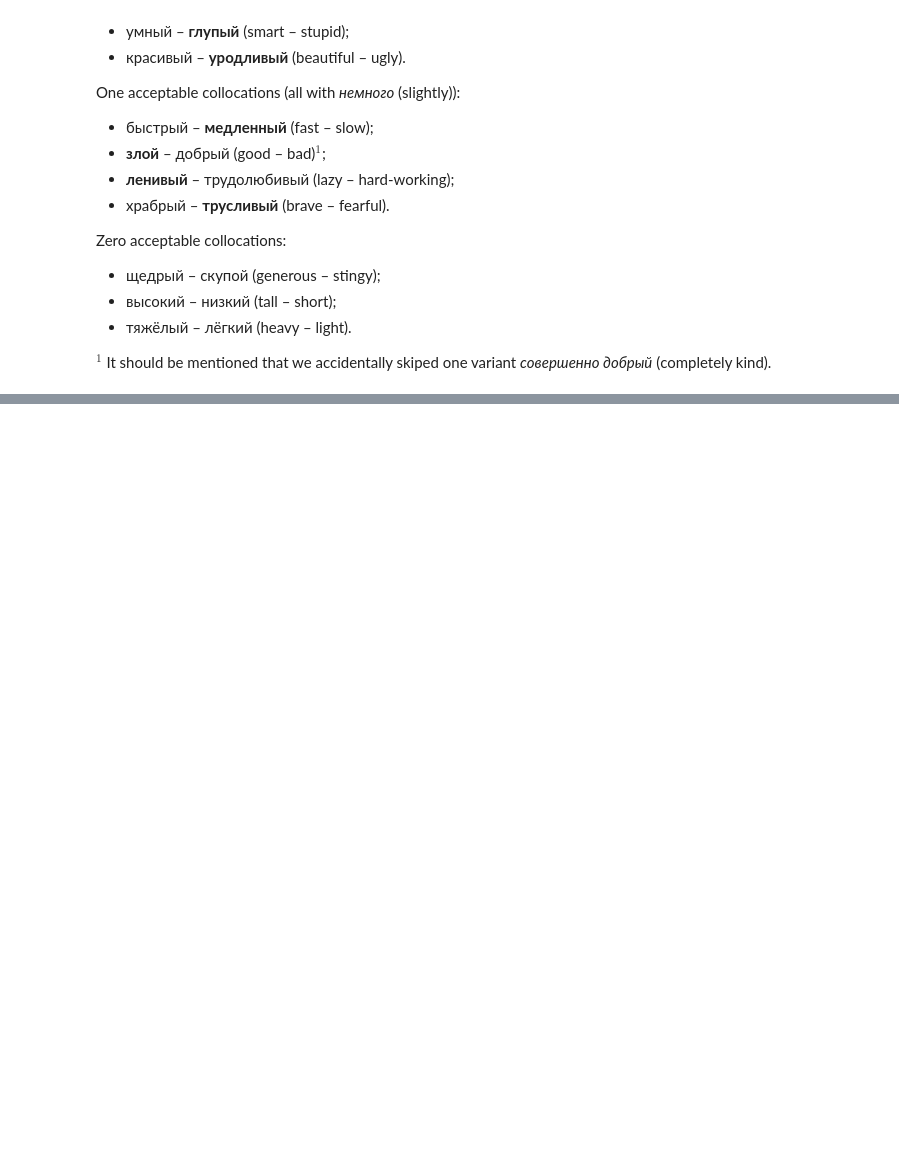
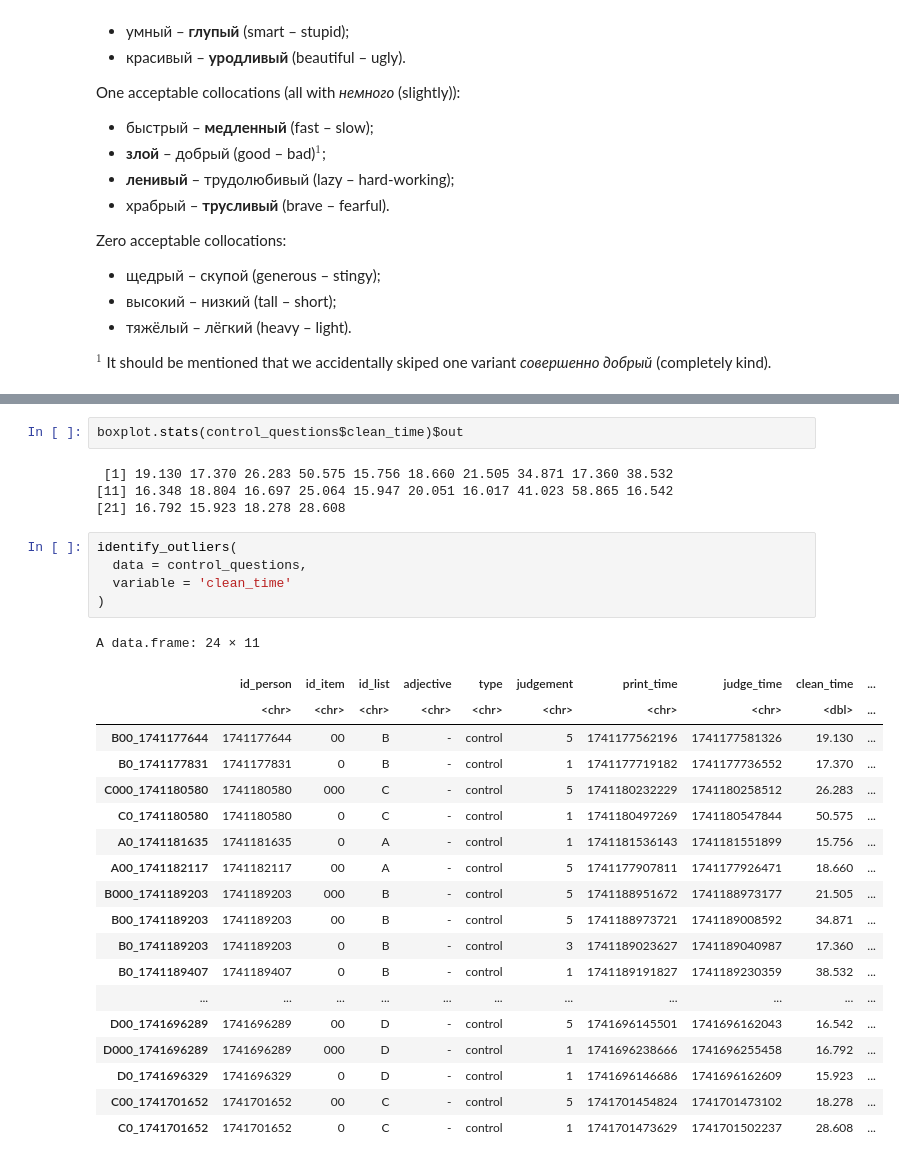
Before and after one commit to KatiaKozlova/stat-project, a Jupyter notebook: stat_project.ipynb, the cells around one changed output, grey strips where cells are left out. Drawn from its saved outputs; the diff is of its cells as text; blank space fills up the shorter version.

```diff
--- a/stat_project.ipynb
+++ b/stat_project.ipynb
@@ -127,0 +186,31 @@ $^1$ It should be mentioned that we accidentally skiped one variant *совер
+# %%
+boxplot.stats(control_questions$clean_time)$out
+# %% [output]
+ [1] 19.130 17.370 26.283 50.575 15.756 18.660 21.505 34.871 17.360 38.532
+[11] 16.348 18.804 16.697 25.064 15.947 20.051 16.017 41.023 58.865 16.542
+[21] 16.792 15.923 18.278 28.608
+# %%
+identify_outliers(
+  data = control_questions,
+  variable = 'clean_time'
+)
+# %% [output]
+A data.frame: 24 × 11
+|  | id_person | id_item | id_list | adjective | type | judgement | print_time | judge_time | clean_time | ... |
+|  | <chr> | <chr> | <chr> | <chr> | <chr> | <chr> | <chr> | <chr> | <dbl> | ... |
+| B00_1741177644 | 1741177644 | 00 | B | - | control | 5 | 1741177562196 | 1741177581326 | 19.130 | ... |
+| B0_1741177831 | 1741177831 | 0 | B | - | control | 1 | 1741177719182 | 1741177736552 | 17.370 | ... |
+| C000_1741180580 | 1741180580 | 000 | C | - | control | 5 | 1741180232229 | 1741180258512 | 26.283 | ... |
+| C0_1741180580 | 1741180580 | 0 | C | - | control | 1 | 1741180497269 | 1741180547844 | 50.575 | ... |
+| A0_1741181635 | 1741181635 | 0 | A | - | control | 1 | 1741181536143 | 1741181551899 | 15.756 | ... |
+| A00_1741182117 | 1741182117 | 00 | A | - | control | 5 | 1741177907811 | 1741177926471 | 18.660 | ... |
+| B000_1741189203 | 1741189203 | 000 | B | - | control | 5 | 1741188951672 | 1741188973177 | 21.505 | ... |
+| B00_1741189203 | 1741189203 | 00 | B | - | control | 5 | 1741188973721 | 1741189008592 | 34.871 | ... |
+| B0_1741189203 | 1741189203 | 0 | B | - | control | 3 | 1741189023627 | 1741189040987 | 17.360 | ... |
+| B0_1741189407 | 1741189407 | 0 | B | - | control | 1 | 1741189191827 | 1741189230359 | 38.532 | ... |
+| ... | ... | ... | ... | ... | ... | ... | ... | ... | ... | ... |
+| D00_1741696289 | 1741696289 | 00 | D | - | control | 5 | 1741696145501 | 1741696162043 | 16.542 | ... |
+| D000_1741696289 | 1741696289 | 000 | D | - | control | 1 | 1741696238666 | 1741696255458 | 16.792 | ... |
+| D0_1741696329 | 1741696329 | 0 | D | - | control | 1 | 1741696146686 | 1741696162609 | 15.923 | ... |
+| C00_1741701652 | 1741701652 | 00 | C | - | control | 5 | 1741701454824 | 1741701473102 | 18.278 | ... |
+| C0_1741701652 | 1741701652 | 0 | C | - | control | 1 | 1741701473629 | 1741701502237 | 28.608 | ... |
```
Also changed, not shown: parts of 15 cells of this notebook.
